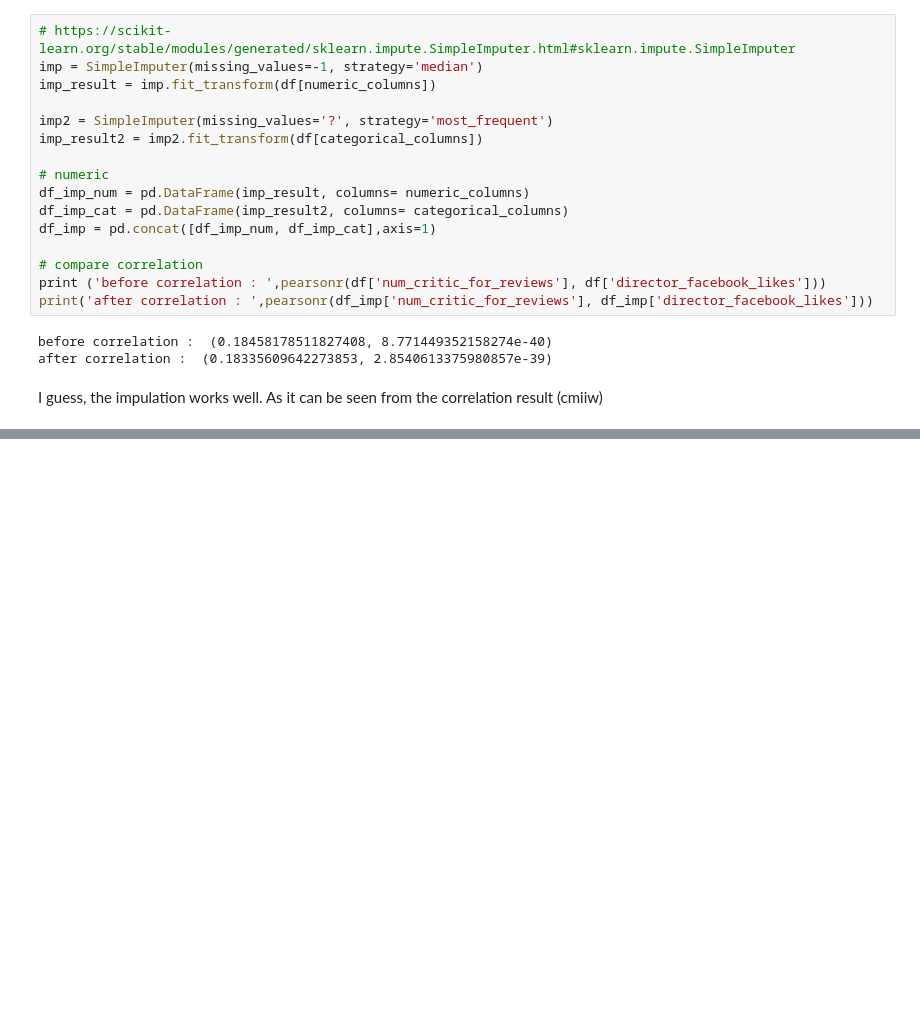
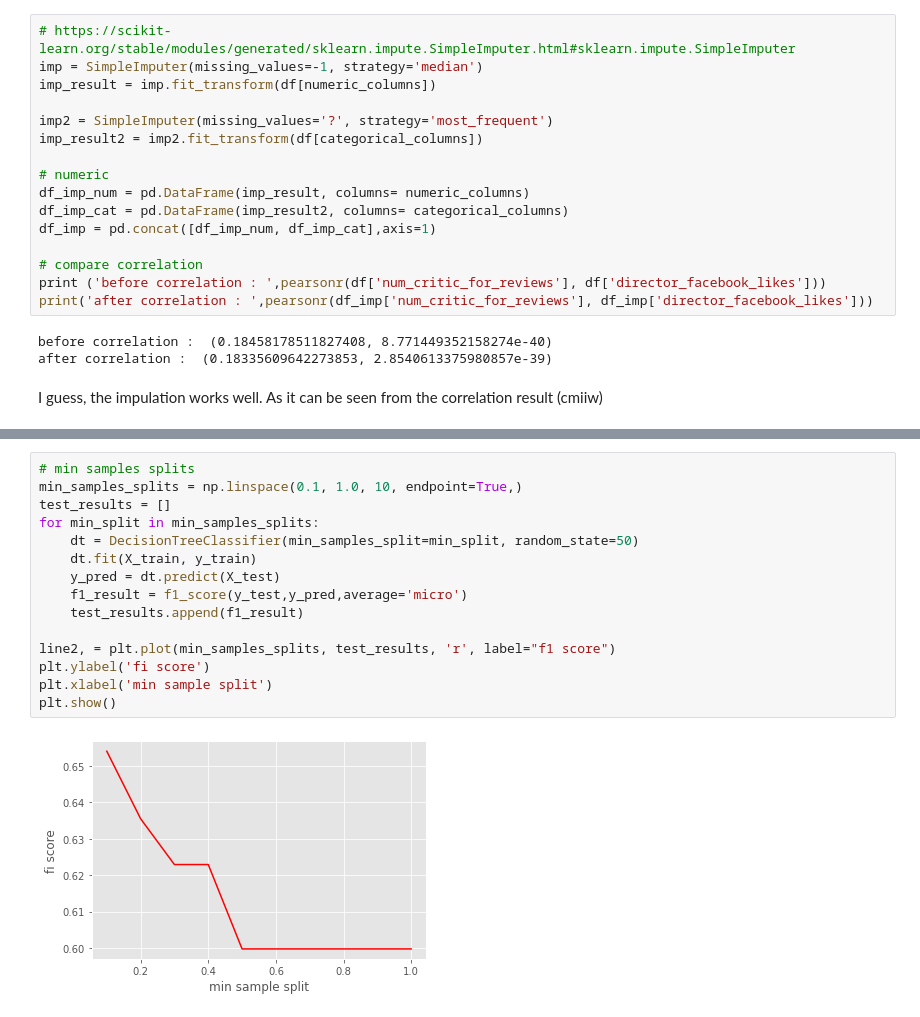
Before and after one commit to adamaulia/data-mining, a Jupyter notebook: notebook/week3_imdb.ipynb, the cells around one changed output, grey strips where cells are left out. Drawn from its saved outputs; the diff is of its cells as text; blank space fills up the shorter version.

```diff
--- a/notebook/week3_imdb.ipynb
+++ b/notebook/week3_imdb.ipynb
@@ -206,0 +284,17 @@ tes['genre_adventure']
+# %%
+# min samples splits
+min_samples_splits = np.linspace(0.1, 1.0, 10, endpoint=True,)
+test_results = []
+for min_split in min_samples_splits:
+    dt = DecisionTreeClassifier(min_samples_split=min_split, random_state=50)
+    dt.fit(X_train, y_train)
+    y_pred = dt.predict(X_test)
+    f1_result = f1_score(y_test,y_pred,average='micro')
+    test_results.append(f1_result)
+
+line2, = plt.plot(min_samples_splits, test_results, 'r', label="f1 score")
+plt.ylabel('fi score')
+plt.xlabel('min sample split')
+plt.show()
+# %% [output]
+[figure, added]
```
Also changed, not shown: parts of 35 cells of this notebook.
